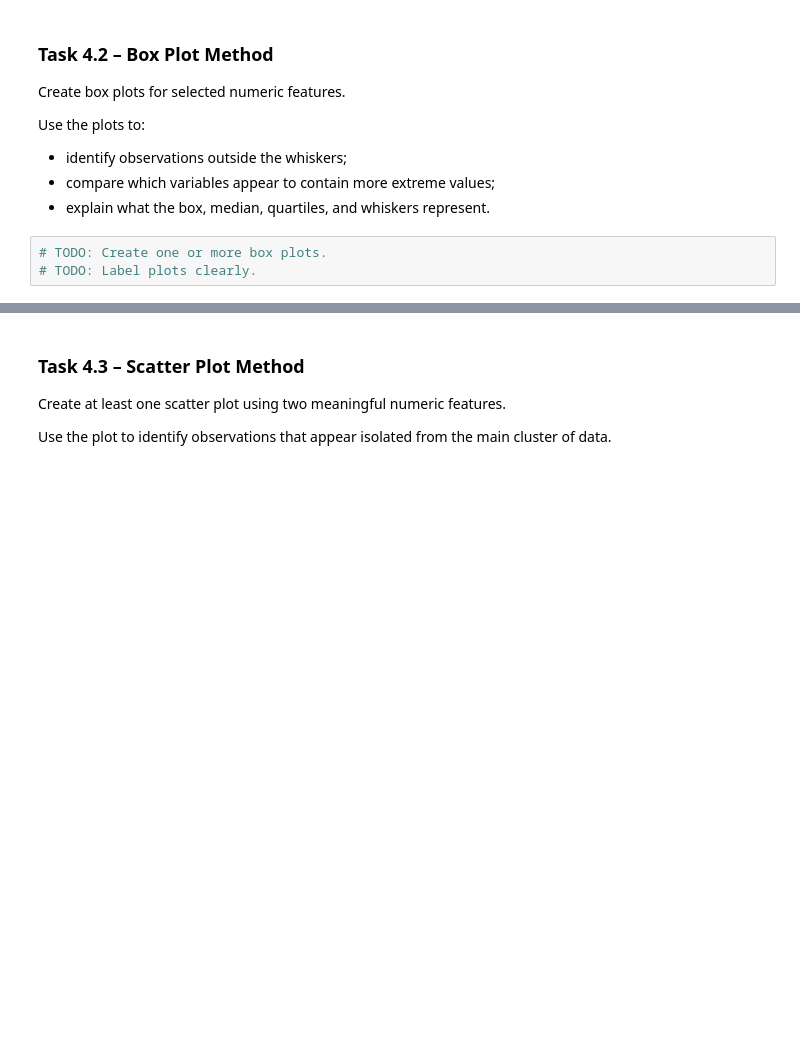
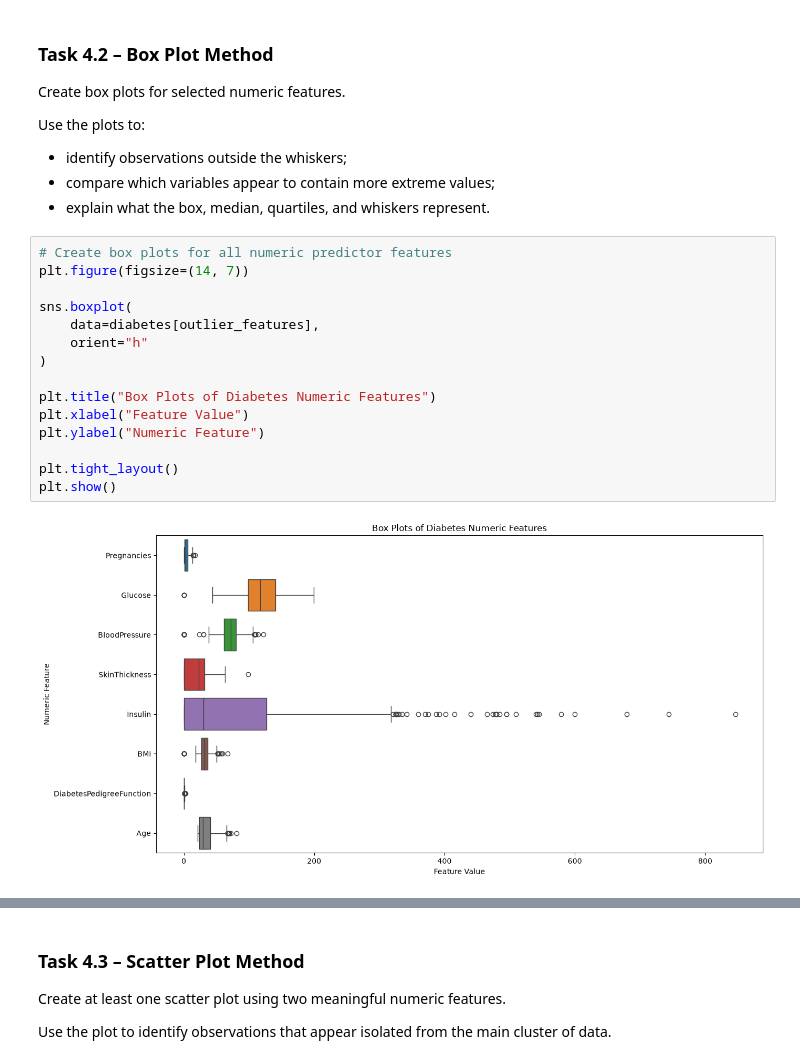
Before and after one commit to UbaidUllah777/Lab-2---Tidying-Cleaning-Imputation-and-Outlier-Detection, a Jupyter notebook: week5Lab.ipynb, the cells around one changed output, grey strips where cells are left out. Saved outputs shown, nothing was run; the diff lists cells and outputs as text; blank space fills up the shorter version.

Commit message:
Explore Diabetes data and visualize potential outliers

```diff
--- a/week5Lab.ipynb
+++ b/week5Lab.ipynb
@@ -1943,6 +2084,20 @@ Use the plots to:
 - identify observations outside the whiskers;
 - compare which variables appear to contain more extreme values;
 - explain what the box, median, quartiles, and whiskers represent.
-# %%
-# TODO: Create one or more box plots.
-# TODO: Label plots clearly.
+# %%
+# Create box plots for all numeric predictor features
+plt.figure(figsize=(14, 7))
+
+sns.boxplot(
+    data=diabetes[outlier_features],
+    orient="h"
+)
+
+plt.title("Box Plots of Diabetes Numeric Features")
+plt.xlabel("Feature Value")
+plt.ylabel("Numeric Feature")
+
+plt.tight_layout()
+plt.show()
+# %% [output]
+[figure, added]
```
Also changed, not shown: parts of 12 cells of this notebook, 1 other file.
